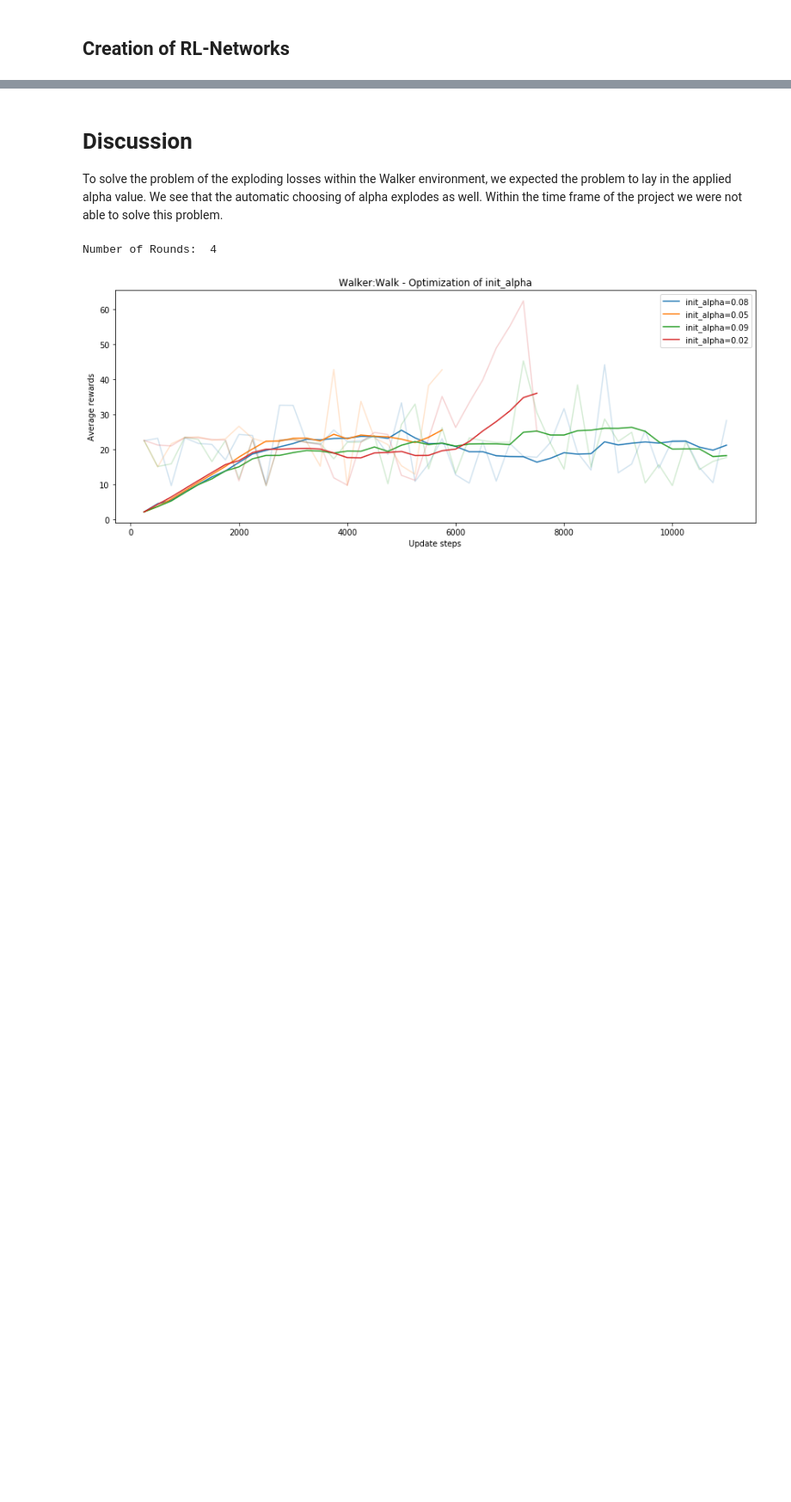
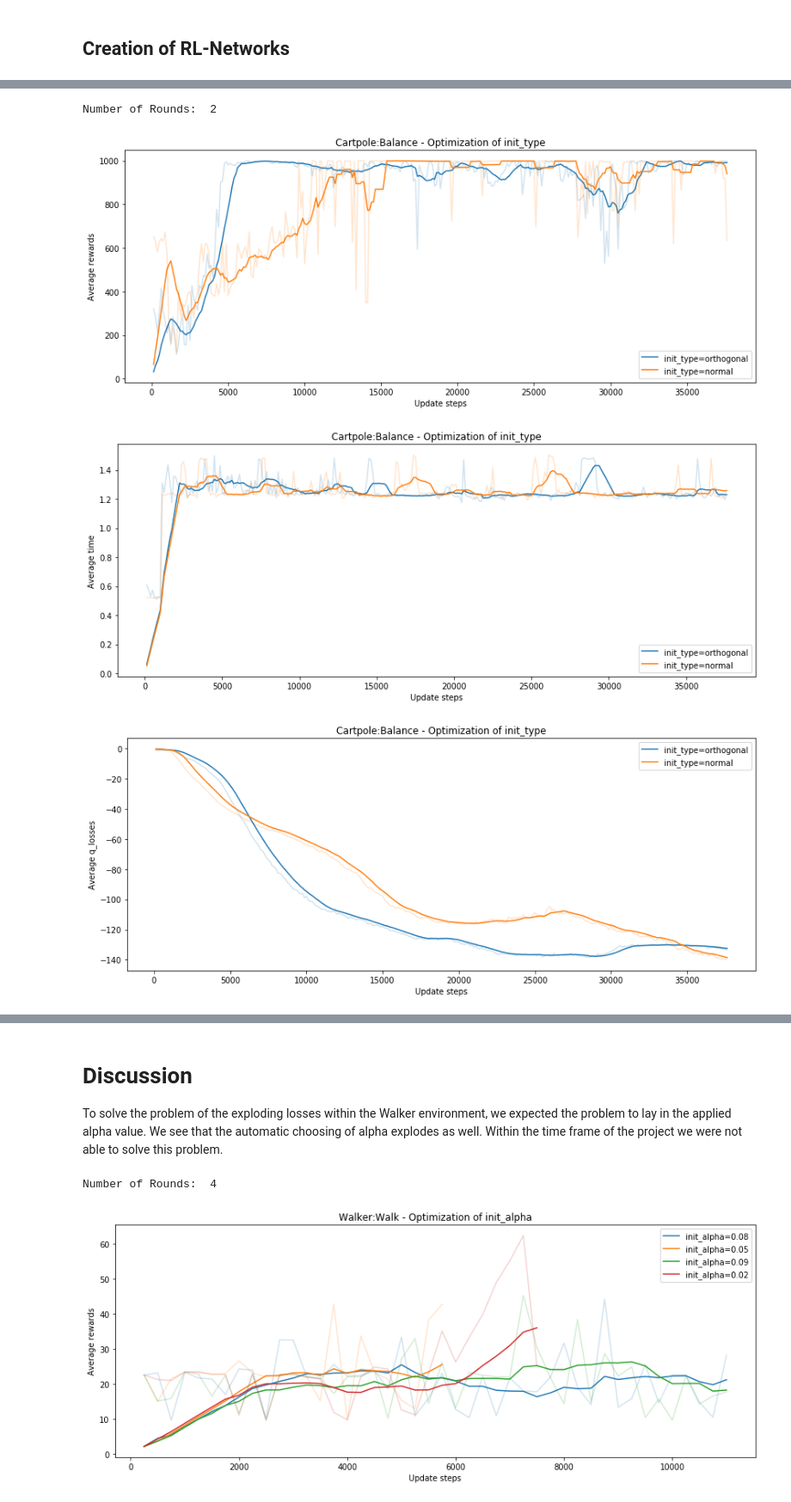
Before and after one commit to dxvidparham/DTU-RL-Sample-Efficiency, a Jupyter notebook: evaluations.ipynb, the cells around one changed output, grey strips where cells are left out. Shown at 86% size. Drawn from its saved outputs; the diff is of its cells as text; code cells hidden in the pictures; blank space fills up the shorter version.

```diff
--- a/evaluations.ipynb
+++ b/evaluations.ipynb
@@ -238,0 +209,7 @@ show_video([{"desc": "Init_Alpha=0.07","src":"paper_videos/video_20210104194240_
+# %%
+evaluate_rounds("swingup_david_initalizers_04_01_2021-01_07_20", parameters=["init_type"])
+# %% [output]
+Number of Rounds:  2
+[figure, added]
+[figure, added]
+[figure, added]
```
Also changed, not shown: parts of 12 cells of this notebook, 3 other files.
